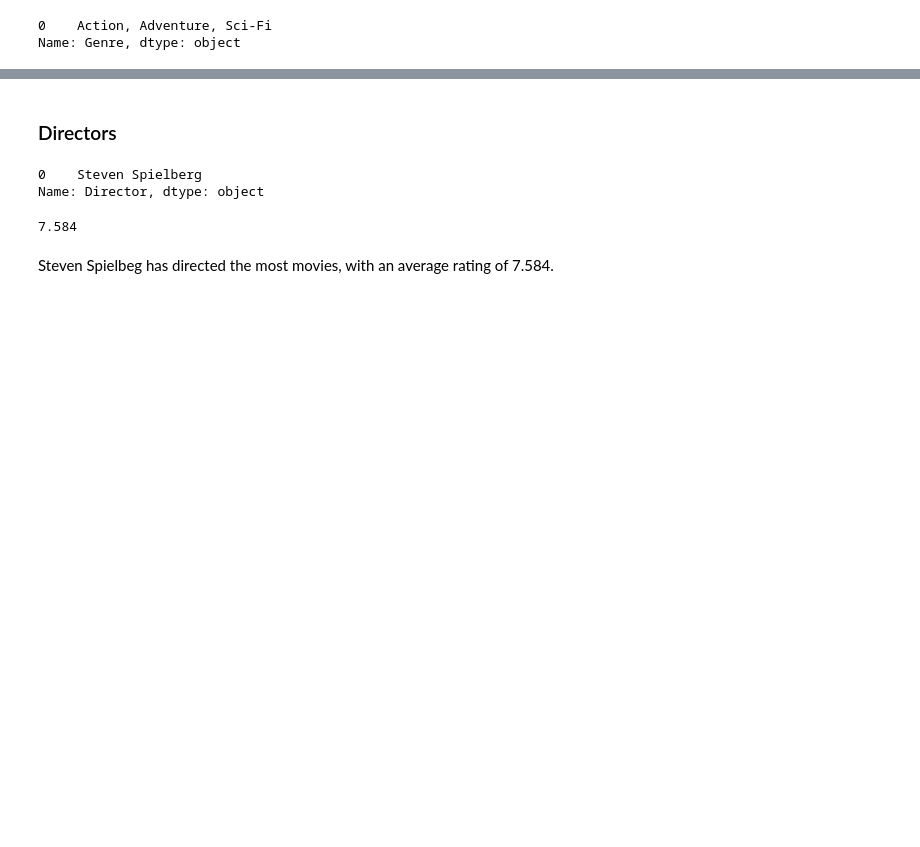
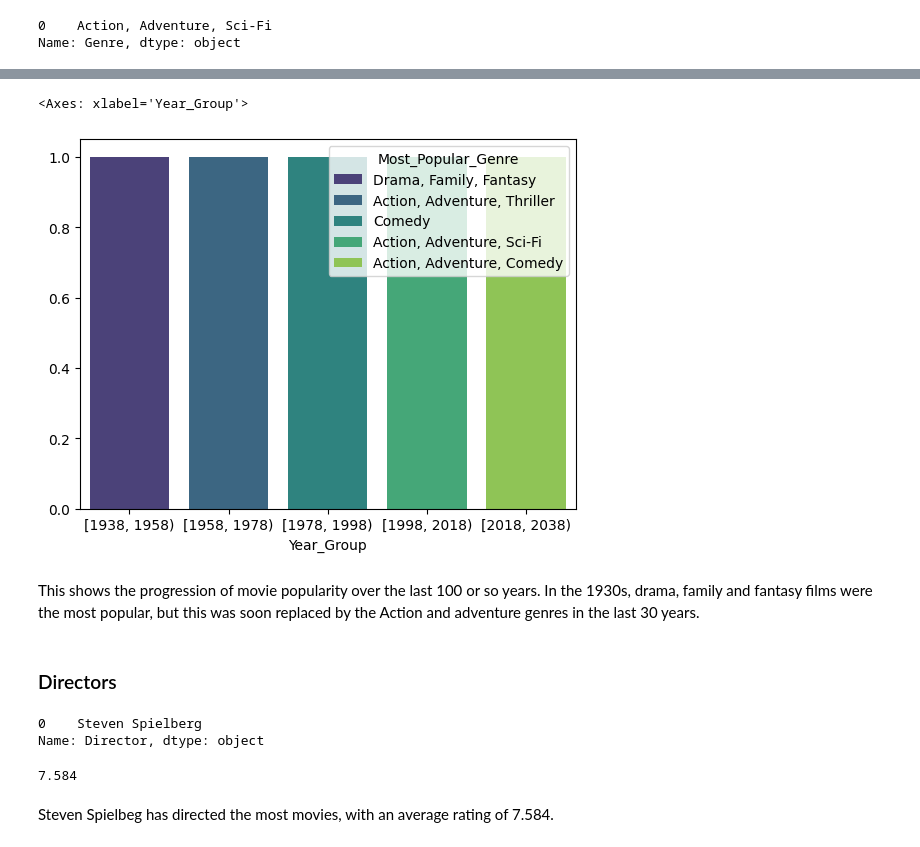
Before and after one commit to sanaa-repo/Data-Analysis, a Jupyter notebook: dataanalysis.ipynb, the cells around one changed output, grey strips where cells are left out. Cells and saved outputs as stored; diff of their text form; code cells hidden in the pictures; blank space fills up the shorter version.

```diff
--- a/dataanalysis.ipynb
+++ b/dataanalysis.ipynb
@@ -102,3 +132,14 @@ Name: Genre, dtype: object
+# %%
+# Group movies by 5-year intervals
+df['Time-Frame'] = pd.cut(df['Year'], bins=range(df['Year'].min(), df['Year'].max() + 21, 20), right=False) # For sorting data into time based bins :)
+movies_over_time = df.groupby('Year_Group')['Genre'].apply(lambda x: x.value_counts().idxmax()).reset_index(name='Most_Popular_Genre')
+
+sns.barplot(x='Year_Group', y=1, hue='Most_Popular_Genre', data=movies_over_time, palette='viridis')
+# %% [output]
+<Axes: xlabel='Year_Group'>
+[figure, added]
+# %% [markdown]
+This shows the progression of movie popularity over the last 100 or so years. In the 1930s, drama, family and fantasy films were the most popular, but this was soon replaced by the Action and adventure genres in the last 30 years.
 # %% [markdown]
 ### Directors
 # %%
```
Also changed, not shown: parts of 10 cells of this notebook.
